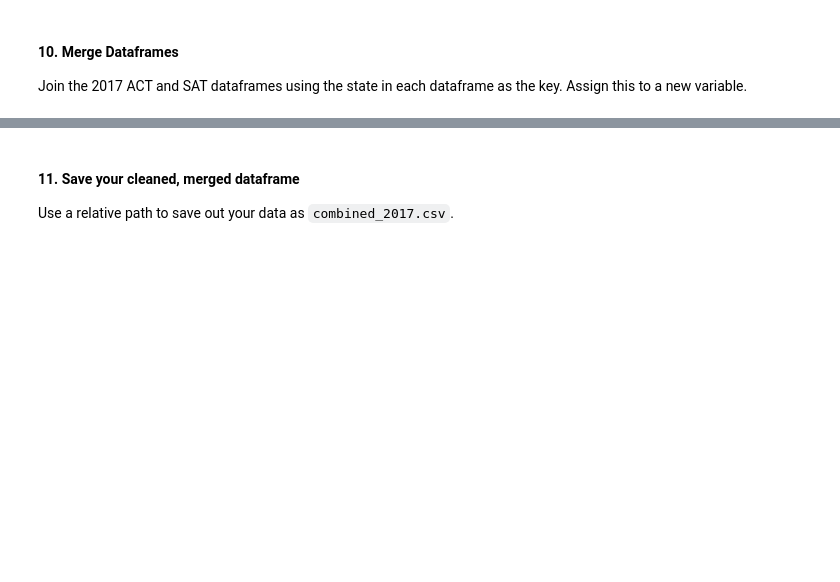
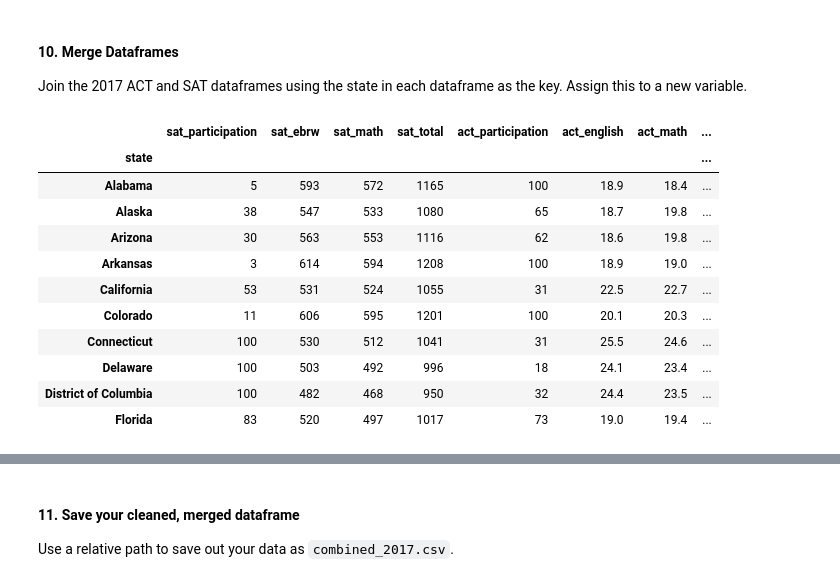
Before and after one commit to hakngrow/dsi, a Jupyter notebook: Project1234/project_1/code/test.ipynb, the cells around one changed output, grey strips where cells are left out. Drawn from its saved outputs; the diff is of its cells as text; code cells hidden in the pictures; blank space fills up the shorter version.

```diff
--- a/Project1234/project_1/code/test.ipynb
+++ b/Project1234/project_1/code/test.ipynb
@@ -443,11 +444,14 @@ Change the names of the columns to more expressive names so that you can tell th
 - Column names should be unique and informative (the only feature that we actually share between dataframes is the state).
 # %%
 # Rename index and column names to lowercase. Append pfrefix 'sat_' or 'act_' to the respective datasets.
+sat_columns = ['sat_participation', 'sat_ebrw', 'sat_math', 'sat_total']
+act_columns = ['act_participation', 'act_english', 'act_math', 'act_reading', 'act_science', 'act_composite']
+
 df_sat_2017.index.name = 'state'
-df_sat_2017.columns = ['sat_participation', 'sat_EBRW', 'sat_math', 'sat_total']
+df_sat_2017.columns = sat_columns
 
 df_act_2017.index.name = 'state'
-df_act_2017.columns = ['act_participation', 'act_english', 'act_math', 'act_reading', 'act_science', 'act_composite']
+df_act_2017.columns = act_columns
 # %% [markdown]
 #### 8. Create a data dictionary
 
@@ -505,0 +493,4 @@ df_act_2017
+# %%
+df_act_2017.loc[['National']]
+
+df_act_2017.drop('National', inplace=True)
@@ -511,0 +525,21 @@ Join the 2017 ACT and SAT dataframes using the state in each dataframe as the ke
+# %%
+# Merge the 2017 SAT and ACT dataframes using the 'state' index
+df_combined_2017 = df_sat_2017.merge(df_act_2017, how='inner', left_index=True, right_index=True)
+
+# Create a Year column to indicate the year of the datasets
+df_combined_2017['year'] = 2017
+
+df_combined_2017.head(10)
+# %% [output]
+|  | sat_participation | sat_ebrw | sat_math | sat_total | act_participation | act_english | act_math | ... |
+| state |  |  |  |  |  |  |  | ... |
+| Alabama | 5 | 593 | 572 | 1165 | 100 | 18.9 | 18.4 | ... |
+| Alaska | 38 | 547 | 533 | 1080 | 65 | 18.7 | 19.8 | ... |
+| Arizona | 30 | 563 | 553 | 1116 | 62 | 18.6 | 19.8 | ... |
+| Arkansas | 3 | 614 | 594 | 1208 | 100 | 18.9 | 19.0 | ... |
+| California | 53 | 531 | 524 | 1055 | 31 | 22.5 | 22.7 | ... |
+| Colorado | 11 | 606 | 595 | 1201 | 100 | 20.1 | 20.3 | ... |
+| Connecticut | 100 | 530 | 512 | 1041 | 31 | 25.5 | 24.6 | ... |
+| Delaware | 100 | 503 | 492 | 996 | 18 | 24.1 | 23.4 | ... |
+| District of Columbia | 100 | 482 | 468 | 950 | 32 | 24.4 | 23.5 | ... |
+| Florida | 83 | 520 | 497 | 1017 | 73 | 19.0 | 19.4 | ... |
```
Also changed, not shown: parts of 75 cells of this notebook, 8 other files.
